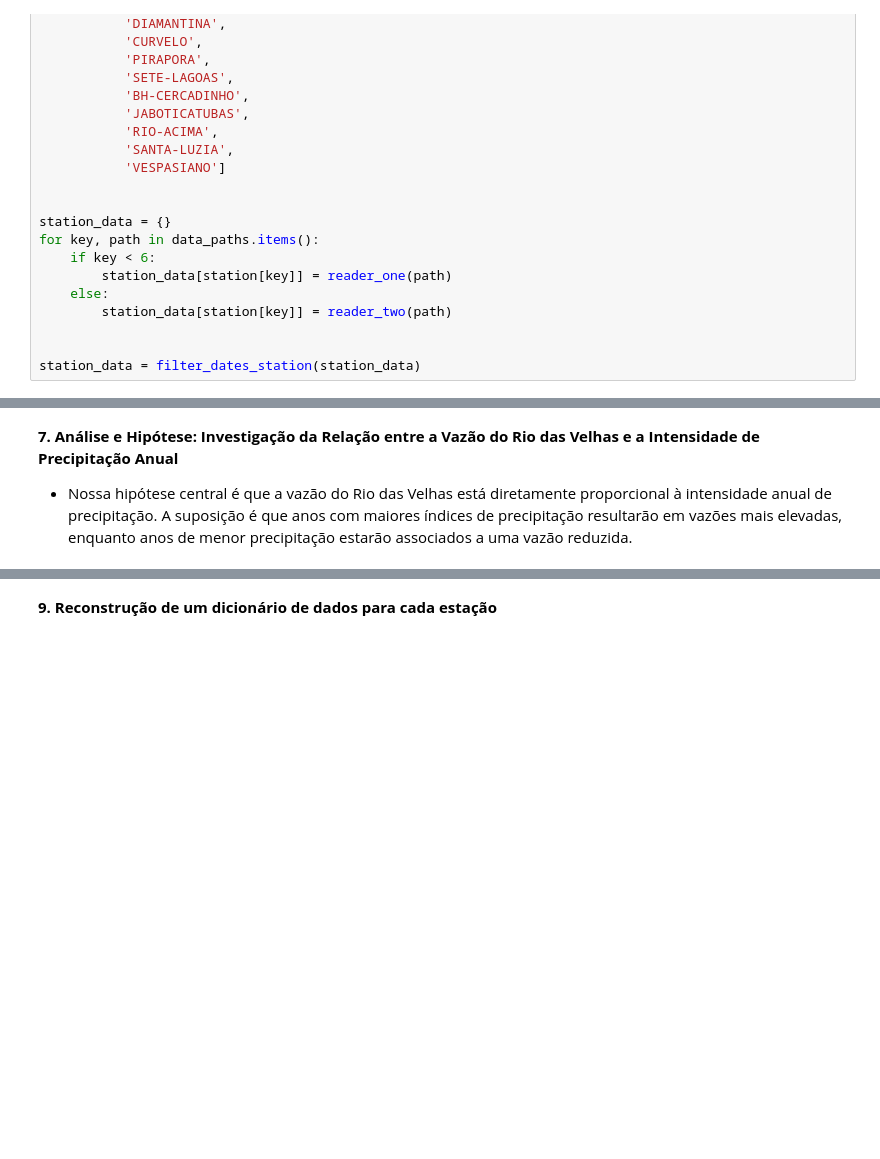
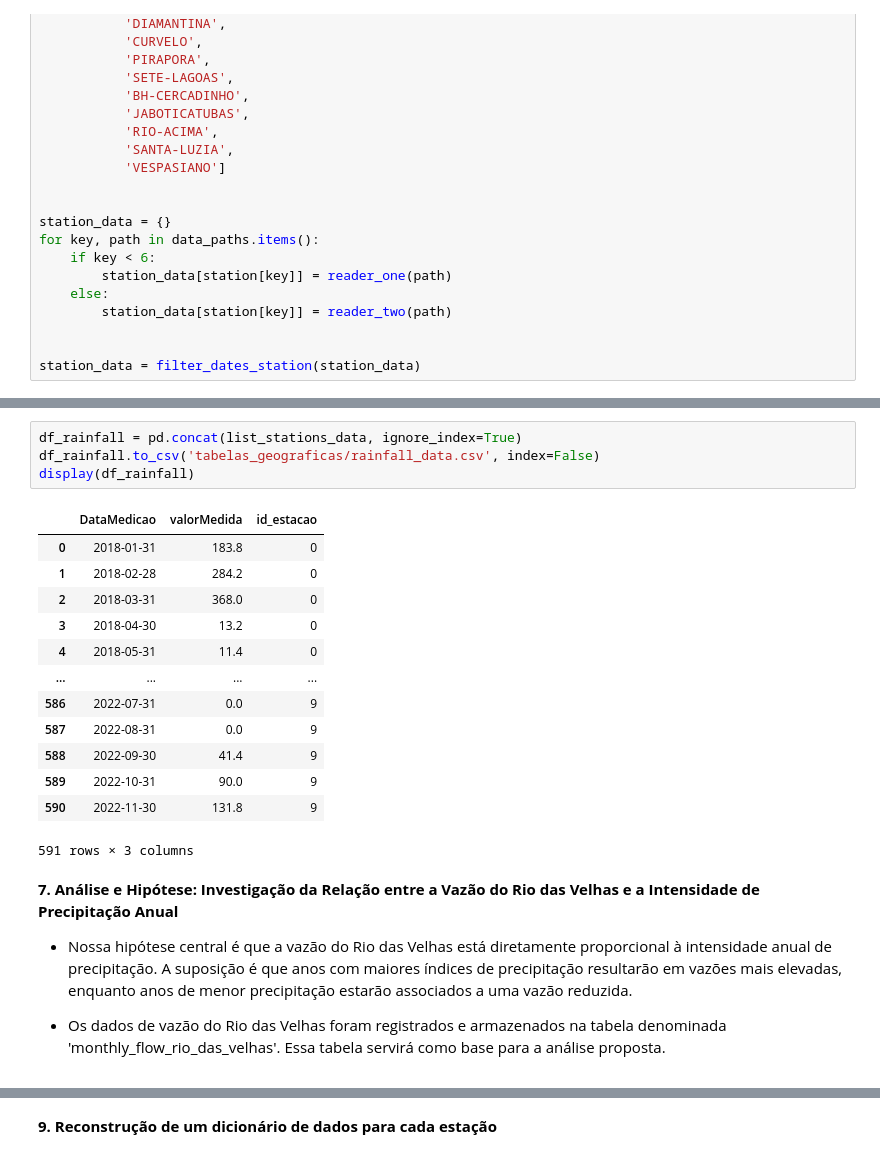
Before and after one commit to jeanhardzz/TP2_IBDG, a Jupyter notebook: trabalho_pratico_ibdg.ipynb, the cells around one changed output, grey strips where cells are left out. Cells and saved outputs as stored; diff of their text form; blank space fills up the shorter version.

```diff
--- a/trabalho_pratico_ibdg.ipynb
+++ b/trabalho_pratico_ibdg.ipynb
@@ -110,7 +133,27 @@ export_csv(station_data)
+# %%
+df_rainfall = pd.concat(list_stations_data, ignore_index=True)
+df_rainfall.to_csv('tabelas_geograficas/rainfall_data.csv', index=False)
+display(df_rainfall)
+# %% [output]
+|  | DataMedicao | valorMedida | id_estacao |
+| 0 | 2018-01-31 | 183.8 | 0 |
+| 1 | 2018-02-28 | 284.2 | 0 |
+| 2 | 2018-03-31 | 368.0 | 0 |
+| 3 | 2018-04-30 | 13.2 | 0 |
+| 4 | 2018-05-31 | 11.4 | 0 |
+| ... | ... | ... | ... |
+| 586 | 2022-07-31 | 0.0 | 9 |
+| 587 | 2022-08-31 | 0.0 | 9 |
+| 588 | 2022-09-30 | 41.4 | 9 |
+| 589 | 2022-10-31 | 90.0 | 9 |
+| 590 | 2022-11-30 | 131.8 | 9 |
+591 rows × 3 columns
 # %% [markdown]
 **7. Análise e Hipótese: Investigação da Relação entre a Vazão do Rio das Velhas e a Intensidade de Precipitação Anual**
 
 * Nossa hipótese central é que a vazão do Rio das Velhas está diretamente proporcional à intensidade anual de precipitação. A suposição é que anos com maiores índices de precipitação resultarão em vazões mais elevadas, enquanto anos de menor precipitação estarão associados a uma vazão reduzida.
+
+* Os dados de vazão do Rio das Velhas foram registrados e armazenados na tabela denominada 'monthly_flow_rio_das_velhas'. Essa tabela servirá como base para a análise proposta.
 # %%
 # Importando dados de vazão do Rio das Velhas no período de 2018 a 2022
 
```
Also changed, not shown: parts of 9 cells of this notebook, 13 other files.
